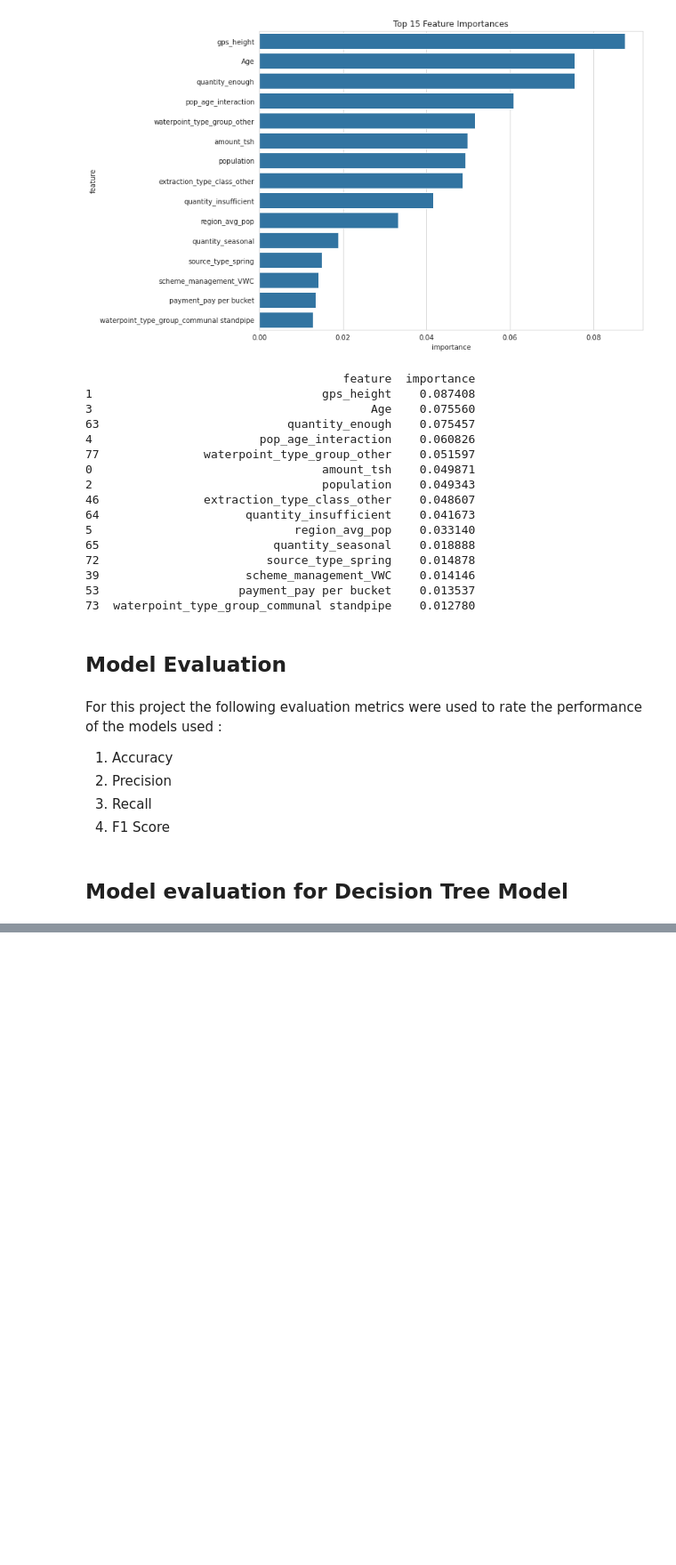
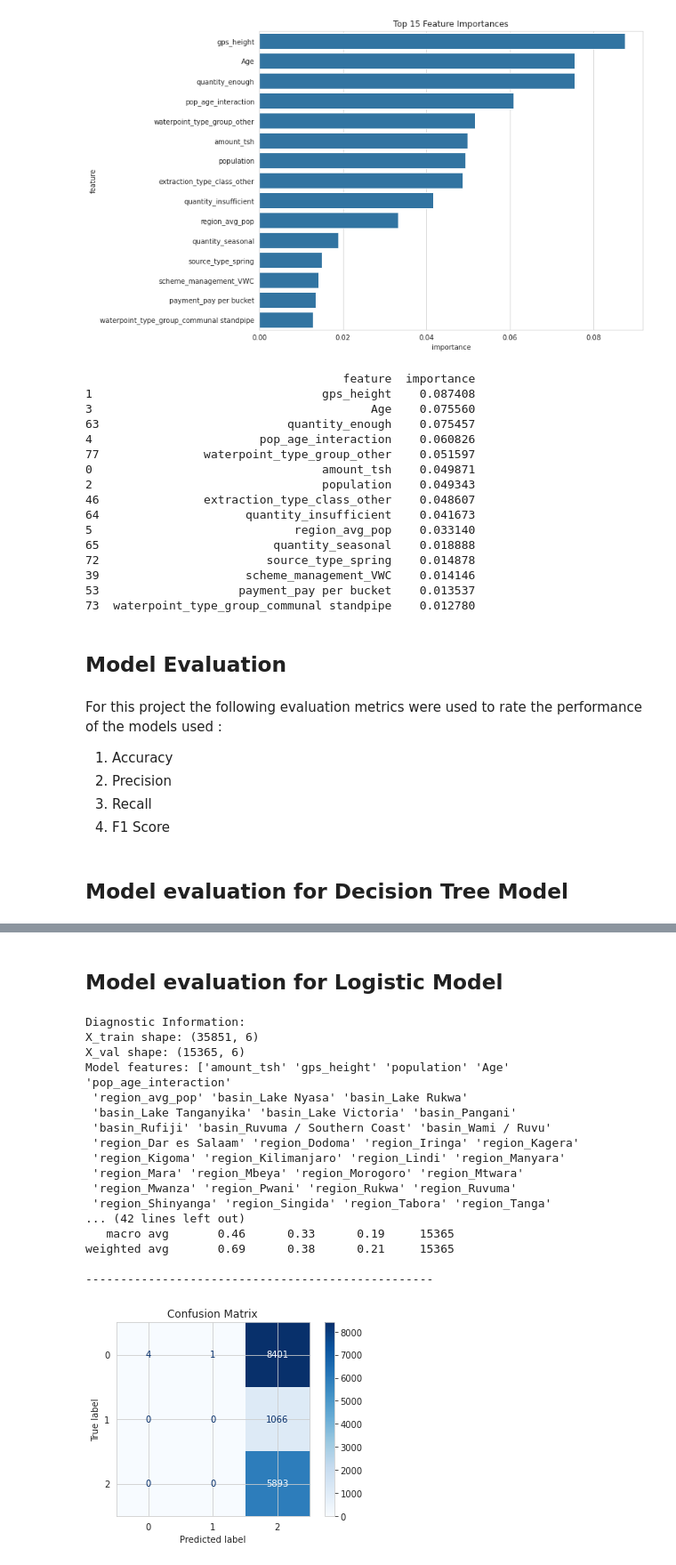
Before and after one commit to AlexIrungu/Tanzania-Wells-Classification-, a Jupyter notebook: index.ipynb, the cells around one changed output, grey strips where cells are left out. Shown at 89% size. Drawn from its saved outputs; the diff is of its cells as text; code cells hidden in the pictures; blank space fills up the shorter version.

```diff
--- a/index.ipynb
+++ b/index.ipynb
@@ -1071,0 +1158,25 @@ Feature names seen at fit time, yet now missing:
+# %% [markdown]
+## Model evaluation for Logistic Model
+# %%
+# Getting the model evaluation for logistic model
+
+model_evaluation(lr_tuned,X_train_scaled,y_train,X_val_scaled,y_val)
+# %% [output]
+Diagnostic Information:
+X_train shape: (35851, 6)
+X_val shape: (15365, 6)
+Model features: ['amount_tsh' 'gps_height' 'population' 'Age' 'pop_age_interaction'
+ 'region_avg_pop' 'basin_Lake Nyasa' 'basin_Lake Rukwa'
+ 'basin_Lake Tanganyika' 'basin_Lake Victoria' 'basin_Pangani'
+ 'basin_Rufiji' 'basin_Ruvuma / Southern Coast' 'basin_Wami / Ruvu'
+ 'region_Dar es Salaam' 'region_Dodoma' 'region_Iringa' 'region_Kagera'
+ 'region_Kigoma' 'region_Kilimanjaro' 'region_Lindi' 'region_Manyara'
+ 'region_Mara' 'region_Mbeya' 'region_Morogoro' 'region_Mtwara'
+ 'region_Mwanza' 'region_Pwani' 'region_Rukwa' 'region_Ruvuma'
+ 'region_Shinyanga' 'region_Singida' 'region_Tabora' 'region_Tanga'
+... (42 lines left out)
+   macro avg       0.46      0.33      0.19     15365
+weighted avg       0.69      0.38      0.21     15365
+
+--------------------------------------------------
+[figure, added]
```
Also changed, not shown: parts of 13 cells of this notebook, 1 other file.
